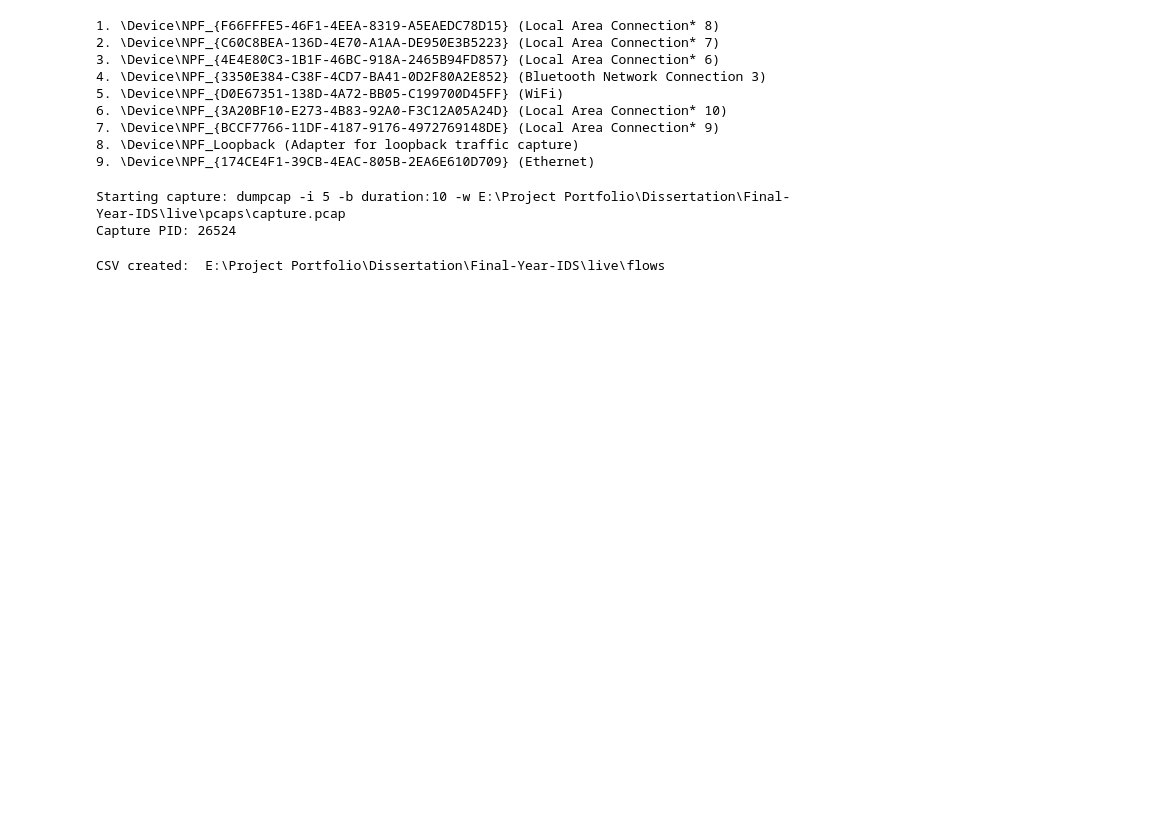
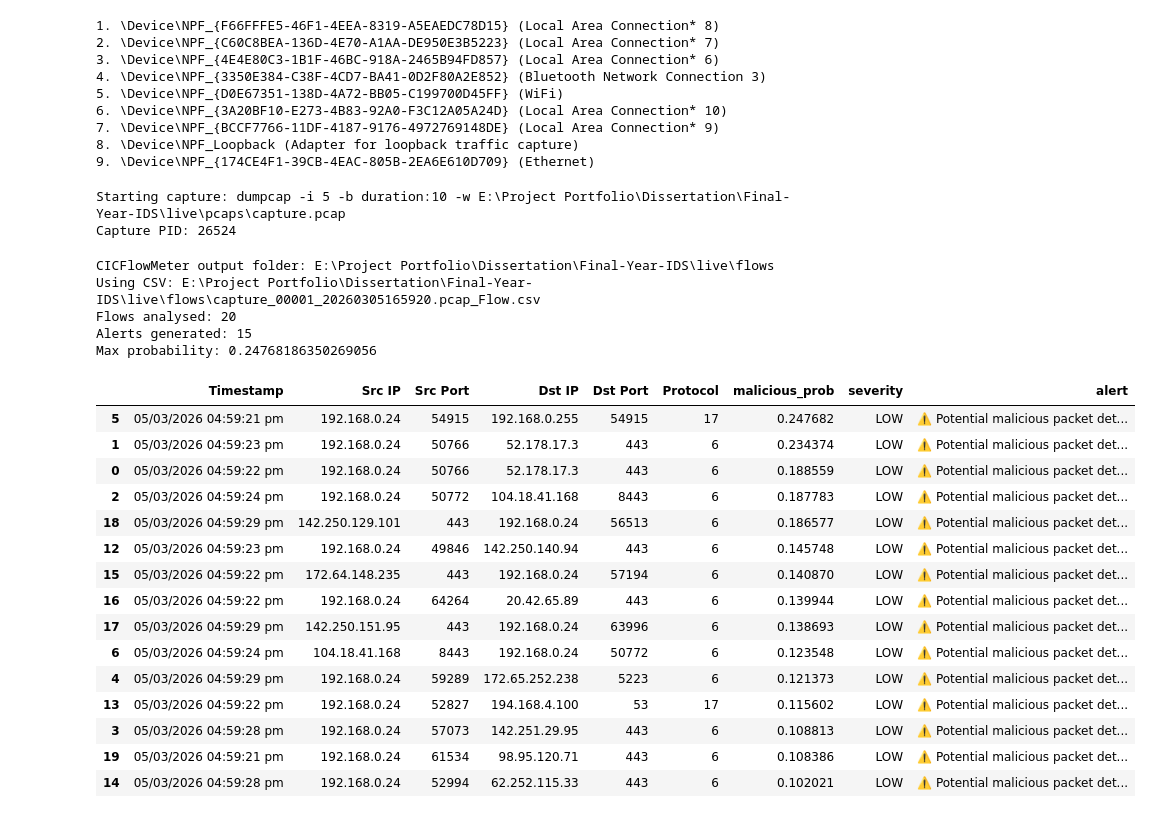
Before and after one commit to Ne-Sudo/ai-enhanced-ids, a Jupyter notebook: notebooks/live_IDS.ipynb, the cells around one changed output. Drawn from its saved outputs; the diff is of its cells as text; code cells hidden in the pictures; blank space fills up the shorter version.

```diff
--- a/notebooks/live_IDS.ipynb
+++ b/notebooks/live_IDS.ipynb
@@ -326,22 +326,54 @@ def score_csv(flow_csv: Path) -> pd.DataFrame:
     results = metadata.copy()
     results["malicious_prob"] = chance
     results["prediction"] = prediction
-    results["severity"] = severity
+    results["severity"] = [severity(p) for p in chance]
     results["alert"] = alerts
 
     return results
 # %%
 # Convert pcap to csv file
 flow_pcap = Path(r"E:\Project Portfolio\Dissertation\Final-Year-IDS\live\pcaps\capture_00001_20260305165920.pcap")
 output_folder = pcap_to_csv(flow_pcap)
 print("CICFlowMeter output folder:", output_folder)
 
-#Fid the CSV file created
+#Find the latest CSV file created
 csv_file = flow_dir / f"{flow_pcap.stem}.pcap_Flow.csv"
 fallback_csv = sorted(flow_dir.glob(f"{flow_pcap.stem}*.csv"), key=lambda p: p.stat().st_mtime, reverse=True)
 
+print("Using CSV:", csv_file)
 
 # Score the csv file using the IDS model
+results = score_csv(csv_file)
+
+print(f"Flows analysed: {len(results)}")
+print(f"Alerts generated: {int(results['prediction'].sum())}")
+print(f"Max probability: {float(results['malicious_prob'].max())}")
+
+alerts = results[results["prediction"] == 1].sort_values("malicious_prob", ascending=False)
+
+display_cols = [c for c in ["Timestamp","Src IP","Src Port","Dst IP","Dst Port","Protocol",
+                            "malicious_prob","severity","alert"] if c in results.columns]
+display(alerts[display_cols].head(15))
 # %% [output]
-CSV created:  E:\Project Portfolio\Dissertation\Final-Year-IDS\live\flows
+CICFlowMeter output folder: E:\Project Portfolio\Dissertation\Final-Year-IDS\live\flows
+Using CSV: E:\Project Portfolio\Dissertation\Final-Year-IDS\live\flows\capture_00001_20260305165920.pcap_Flow.csv
+Flows analysed: 20
+Alerts generated: 15
+Max probability: 0.24768186350269056
+|  | Timestamp | Src IP | Src Port | Dst IP | Dst Port | Protocol | malicious_prob | severity | alert |
+| 5 | 05/03/2026 04:59:21 pm | 192.168.0.24 | 54915 | 192.168.0.255 | 54915 | 17 | 0.247682 | LOW | ⚠️ Potential malicious packet det... |
+| 1 | 05/03/2026 04:59:23 pm | 192.168.0.24 | 50766 | 52.178.17.3 | 443 | 6 | 0.234374 | LOW | ⚠️ Potential malicious packet det... |
+| 0 | 05/03/2026 04:59:22 pm | 192.168.0.24 | 50766 | 52.178.17.3 | 443 | 6 | 0.188559 | LOW | ⚠️ Potential malicious packet det... |
+| 2 | 05/03/2026 04:59:24 pm | 192.168.0.24 | 50772 | 104.18.41.168 | 8443 | 6 | 0.187783 | LOW | ⚠️ Potential malicious packet det... |
+| 18 | 05/03/2026 04:59:29 pm | 142.250.129.101 | 443 | 192.168.0.24 | 56513 | 6 | 0.186577 | LOW | ⚠️ Potential malicious packet det... |
+| 12 | 05/03/2026 04:59:23 pm | 192.168.0.24 | 49846 | 142.250.140.94 | 443 | 6 | 0.145748 | LOW | ⚠️ Potential malicious packet det... |
+| 15 | 05/03/2026 04:59:22 pm | 172.64.148.235 | 443 | 192.168.0.24 | 57194 | 6 | 0.140870 | LOW | ⚠️ Potential malicious packet det... |
+| 16 | 05/03/2026 04:59:22 pm | 192.168.0.24 | 64264 | 20.42.65.89 | 443 | 6 | 0.139944 | LOW | ⚠️ Potential malicious packet det... |
+| 17 | 05/03/2026 04:59:29 pm | 142.250.151.95 | 443 | 192.168.0.24 | 63996 | 6 | 0.138693 | LOW | ⚠️ Potential malicious packet det... |
+| 6 | 05/03/2026 04:59:24 pm | 104.18.41.168 | 8443 | 192.168.0.24 | 50772 | 6 | 0.123548 | LOW | ⚠️ Potential malicious packet det... |
+| 4 | 05/03/2026 04:59:29 pm | 192.168.0.24 | 59289 | 172.65.252.238 | 5223 | 6 | 0.121373 | LOW | ⚠️ Potential malicious packet det... |
+| 13 | 05/03/2026 04:59:22 pm | 192.168.0.24 | 52827 | 194.168.4.100 | 53 | 17 | 0.115602 | LOW | ⚠️ Potential malicious packet det... |
+| 3 | 05/03/2026 04:59:28 pm | 192.168.0.24 | 57073 | 142.251.29.95 | 443 | 6 | 0.108813 | LOW | ⚠️ Potential malicious packet det... |
+| 19 | 05/03/2026 04:59:21 pm | 192.168.0.24 | 61534 | 98.95.120.71 | 443 | 6 | 0.108386 | LOW | ⚠️ Potential malicious packet det... |
+| 14 | 05/03/2026 04:59:28 pm | 192.168.0.24 | 52994 | 62.252.115.33 | 443 | 6 | 0.102021 | LOW | ⚠️ Potential malicious packet det... |
 # %%
```
Also changed, not shown: parts of 2 cells of this notebook.
